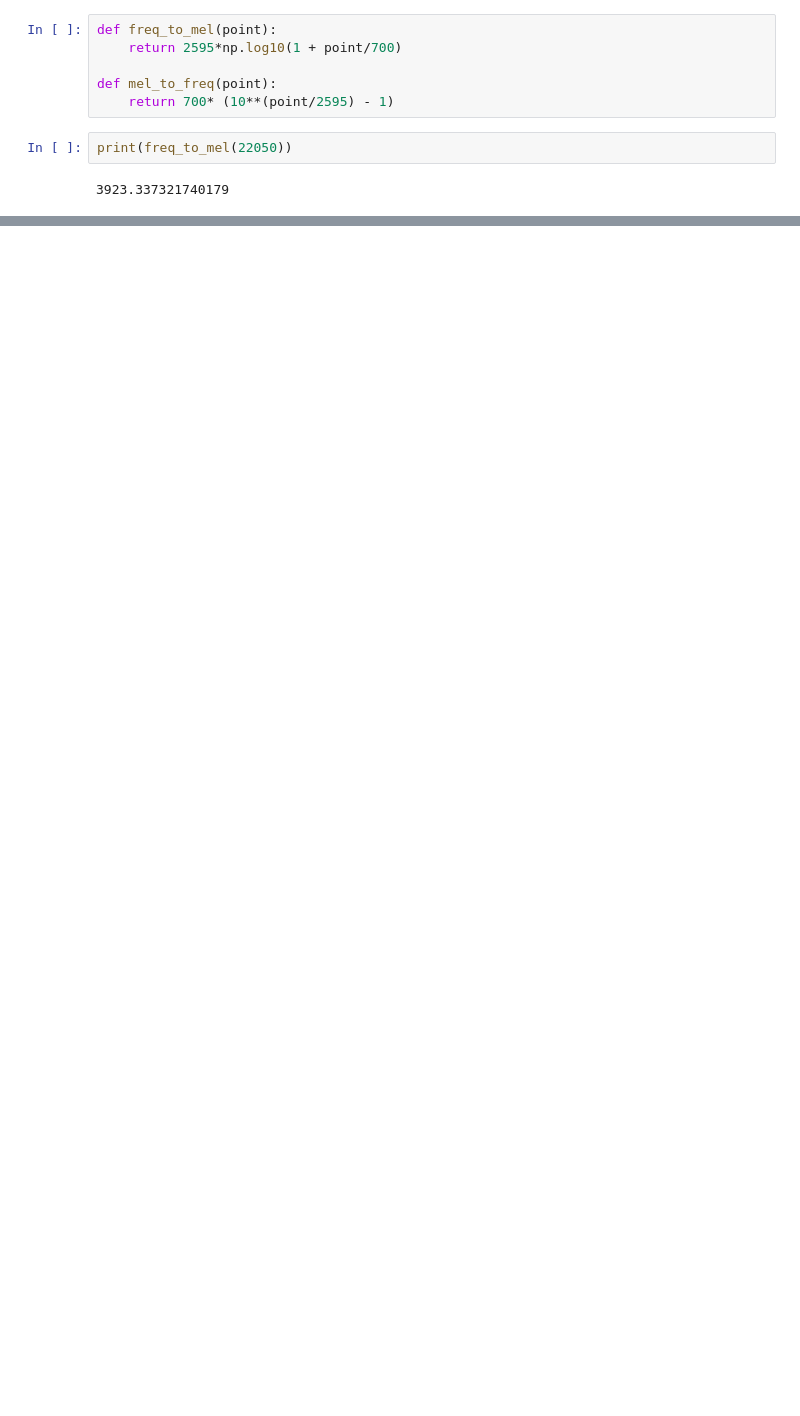
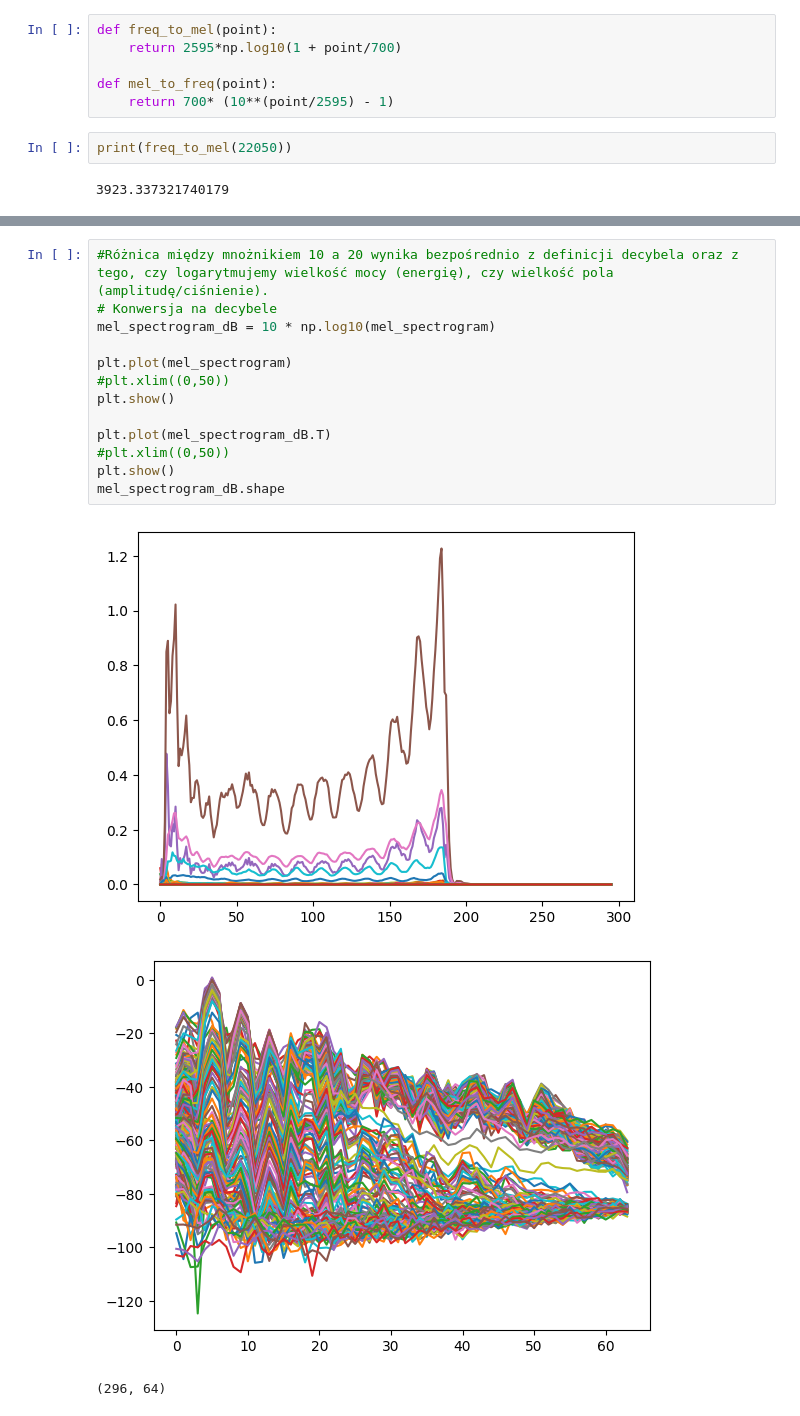
Before and after one commit to DawidSkowronski/PyTorch-Projects, a Jupyter notebook: MelSpectrogram_Implementation/mel_spect.ipynb, the cells around one changed output, grey strips where cells are left out. Drawn from its saved outputs; the diff is of its cells as text; blank space fills up the shorter version.

```diff
--- a/MelSpectrogram_Implementation/mel_spect.ipynb
+++ b/MelSpectrogram_Implementation/mel_spect.ipynb
@@ -502,0 +534,17 @@ def mel_filterbanks(num_filters):
+# %%
+#Różnica między mnożnikiem 10 a 20 wynika bezpośrednio z definicji decybela oraz z tego, czy logarytmujemy wielkość mocy (energię), czy wielkość pola (amplitudę/ciśnienie).
+# Konwersja na decybele
+mel_spectrogram_dB = 10 * np.log10(mel_spectrogram)
+
+plt.plot(mel_spectrogram)
+#plt.xlim((0,50))
+plt.show()
+
+plt.plot(mel_spectrogram_dB.T)
+#plt.xlim((0,50))
+plt.show()
+mel_spectrogram_dB.shape
+# %% [output]
+[figure, added]
+[figure, added]
+(296, 64)
```
Also changed, not shown: parts of 23 cells of this notebook.
